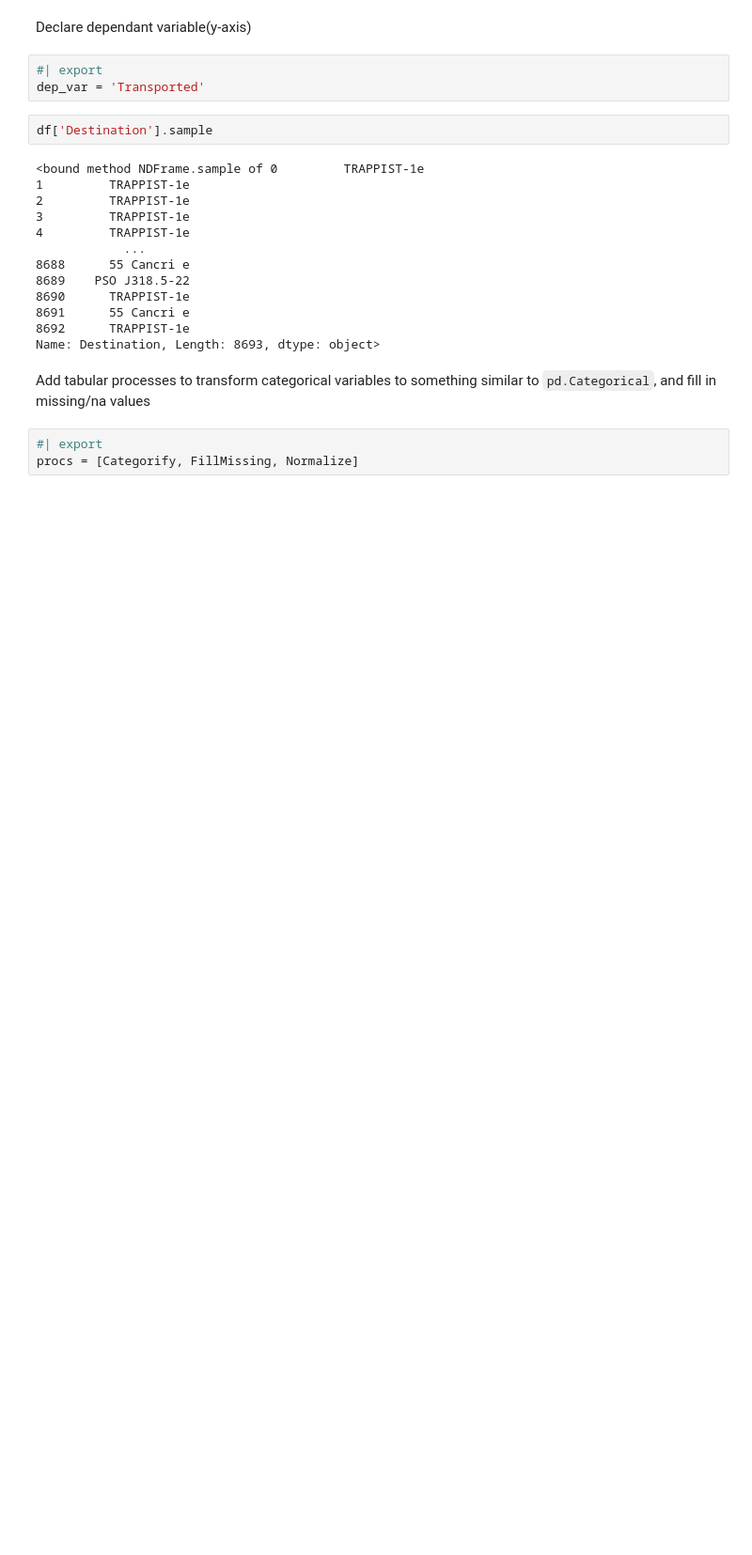
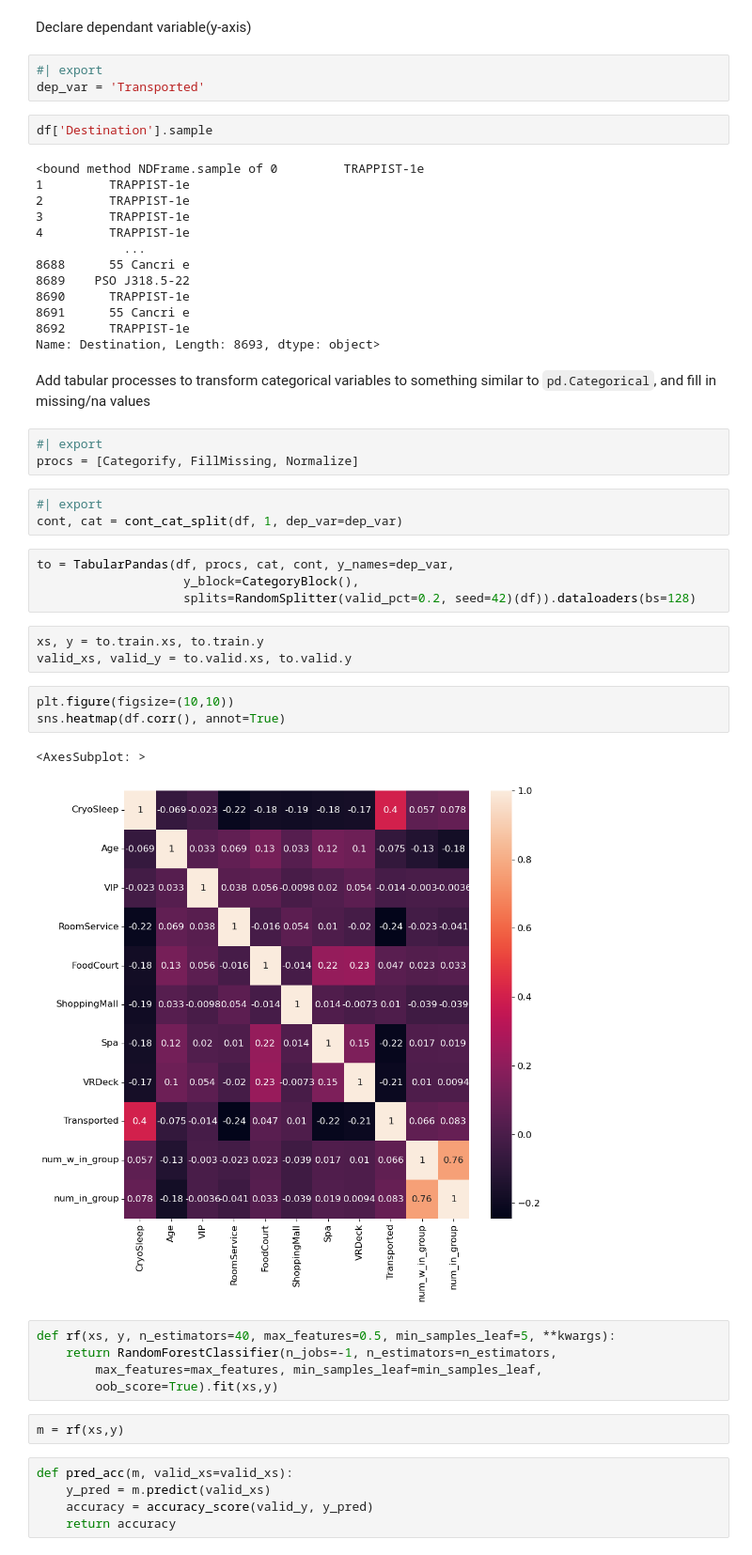
Before and after one commit to peterbull/spaceship-titanic, a Jupyter notebook: spaceship-titanic-fastai.ipynb, the cells around one changed output. Shown at 94% size. Saved outputs shown, nothing was run; the diff lists cells and outputs as text; blank space fills up the shorter version.

```diff
--- a/spaceship-titanic-fastai.ipynb
+++ b/spaceship-titanic-fastai.ipynb
@@ -220,3 +220,31 @@ Add tabular processes to transform categorical variables to something similar to
 # %%
 #| export
 procs = [Categorify, FillMissing, Normalize]
+# %%
+#| export
+cont, cat = cont_cat_split(df, 1, dep_var=dep_var)
+# %%
+to = TabularPandas(df, procs, cat, cont, y_names=dep_var,
+                    y_block=CategoryBlock(),
+                    splits=RandomSplitter(valid_pct=0.2, seed=42)(df)).dataloaders(bs=128)
+# %%
+xs, y = to.train.xs, to.train.y
+valid_xs, valid_y = to.valid.xs, to.valid.y
+# %%
+plt.figure(figsize=(10,10))
+sns.heatmap(df.corr(), annot=True)
+# %% [output]
+<AxesSubplot: >
+[figure, added]
+# %%
+def rf(xs, y, n_estimators=40, max_features=0.5, min_samples_leaf=5, **kwargs):
+    return RandomForestClassifier(n_jobs=-1, n_estimators=n_estimators,
+        max_features=max_features, min_samples_leaf=min_samples_leaf,
+        oob_score=True).fit(xs,y)
+# %%
+m = rf(xs,y)
+# %%
+def pred_acc(m, valid_xs=valid_xs):
+    y_pred = m.predict(valid_xs)
+    accuracy = accuracy_score(valid_y, y_pred)
+    return accuracy
```
Also changed, not shown: parts of 3 cells of this notebook, 1 other file.
